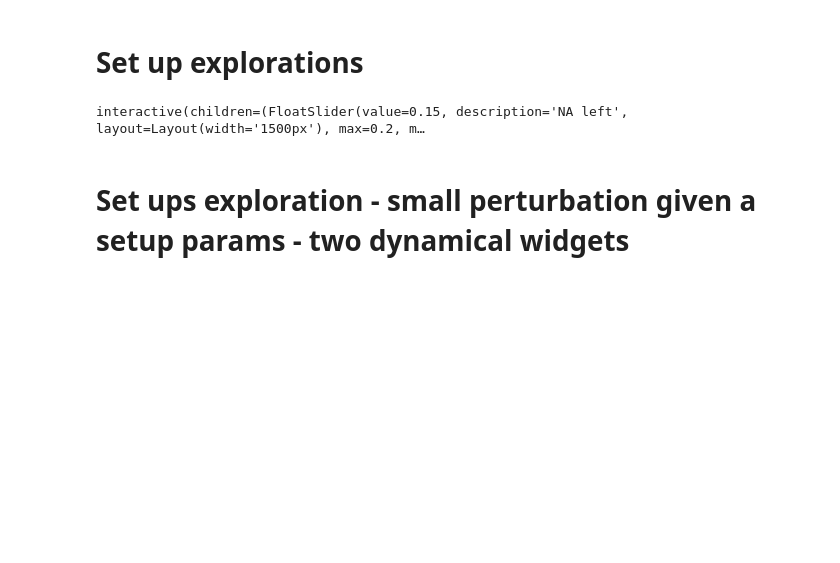
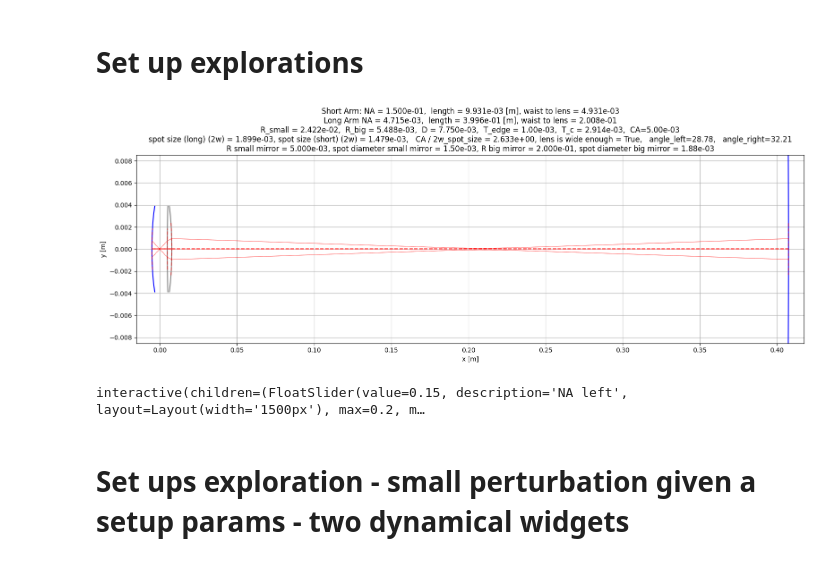
Before and after one commit to mkali-weizmann/cavity-design, a Jupyter notebook: playground.ipynb, the cells around one changed output. Drawn from its saved outputs; the diff is of its cells as text; code cells hidden in the pictures; blank space fills up the shorter version.

```diff
--- a/playground.ipynb
+++ b/playground.ipynb
@@ -83,7 +83,7 @@ np.set_printoptions(precision=10, linewidth=151)
 # %%
 dx = 1e-9
 R_small_mirror = 5e-3
-
+waist_to_left_mirror = None
 
 def f(
     NA_left, NA_angles_mode, NA_angles, waist_to_lens, waist_to_lens_fine, set_R_left_to_collimate, R_small_mirror, R_left, R_left_fine,
@@ -92,12 +92,13 @@ def f(
     auto_set_right_arm_length, right_arm_length, lens_fixed_properties, mirrors_fixed_properties,
     auto_set_x, x_span, auto_set_y, y_span,
     T_edge, h, camera_center, add_unheated_cavity,
-    copy_input_parameters, copy_cavity_parameters, copy_image, eval_box
+    copy_input_parameters, copy_cavity_parameters, eval_box
 ):
-    waist_to_left_mirror = None
+
     if copy_input_parameters:
         copy_parameters_func(locals())
 
+    waist_to_left_mirror = None
     NA_angles = None if NA_angles_mode == "Use mode's NA" else NA_angles
     big_mirror_radius = None if auto_set_big_mirror_radius else big_mirror_radius
     right_arm_length = None if auto_set_right_arm_length else right_arm_length
@@ -125,8 +126,6 @@ def f(
         set_R_right_to_collimate=set_R_right_to_collimate
     )
 
-    # fig, ax = initialize_or_clear_figure(screen_index=1, axes_shape=(1,1))
-
     plot_mirror_lens_mirror_cavity_analysis(
         cavity,
         auto_set_x=auto_set_x,
@@ -136,16 +135,17 @@ def f(
         T_edge=T_edge,
         camera_center=camera_center,
         add_unheated_cavity=add_unheated_cavity,
-        diameters=[7.75e-3, 7.75e-3, 7.75e-3, 0.0254],
         NA_angles=NA_angles,
-        # ax=ax
     )
+
+    if copy_image:
+        copy_figure_to_clipboard(fig)
+
+    plt.show()
+
 
     if copy_cavity_parameters:
         pyperclip.copy(cavity.formatted_textual_params)
-
-    if copy_image:
-        copy_figure_to_clipboard(fig)
 
     if eval_box != '':
         try:
@@ -153,25 +153,24 @@ def f(
         except (NameError, AttributeError) as e:
             print(f'invalid expression: {e}')
 
-
-NA_left = 1.5000000000e-01
+NA_left = 0.15000000000
 waist_to_lens = 5.0000000000e-03
-waist_to_lens_fine = 0.0000000000e+00
+waist_to_lens_fine = -5.8407300310e+00
 set_R_left_to_collimate = False
 R_small_mirror = 5.0000000000e-03
-R_left = 7.3907340000e-03
+R_left = 2.4220000000e-02
 R_left_fine = -1.3552527156e-20
-set_R_right_to_collimate = True
+set_R_right_to_collimate = False
 set_R_right_to_equalize_angles = False
 set_R_right_to_R_left = False
-R_right = 5.0000000000e-03
+R_right = 5.4880000000e-03
 R_right_fine = -1.3552527156e-20
 collimation_mode = 'symmetric arm'
 auto_set_big_mirror_radius = False
 big_mirror_radius = 2.0000000000e-01
 auto_set_right_arm_length = True
 right_arm_length = 4.0000000000e-01
-lens_fixed_properties = 'fused_silica'
+lens_fixed_properties = 'sapphire'
 mirrors_fixed_properties = 'ULE'
 auto_set_x = True
 x_span = -1.5700000000e+00
@@ -183,45 +182,44 @@ camera_center = 2
 add_unheated_cavity = False
 copy_input_parameters = False
 copy_cavity_parameters = False
-eval_box = ''
-waist_to_left_mirror = None
 
 widgets.interact(f,
     NA_left=FloatSlider(value=NA_left, min=0.01, max=0.2, step=0.0001, description='NA left', layout=Layout(width='1500px'), style={'description_width': 'initial'}),
     NA_angles=FloatSlider(value=right_arm_length, min=0, max=0.5, step=0.01, description="NA for angles calculation", layout=Layout(width='1500px'), style={'description_width': 'initial'}),
     NA_angles_mode=Dropdown(options=['Override mode', "Use mode's NA"], value='Override mode', description='angles calculation mode', style={'description_width': 'initial'}),
-    waist_to_lens=FloatSlider(value=waist_to_lens, min=0.003, max=0.04, step=dx, description='waist to lens', readout_format='.2e', layout=Layout(width='1500px'), style={'description_width': 'initial'}),
+    waist_to_lens=FloatSlider(value=waist_to_lens, min=0.003, max=0.04, step=dx, readout_format='.2e', description='waist to lens', layout=Layout(width='1500px'), style={'description_width': 'initial'}),
     waist_to_lens_fine=FloatSlider(value=waist_to_lens_fine, min=-10, max=10, step=dx, readout_format='.2e', description='waist to lens fine', layout=Layout(width='1500px'), style={'description_width': 'initial'}),
     set_R_left_to_collimate=Checkbox(value=set_R_left_to_collimate, description='Set R_left to collim.', style={'description_width': 'initial'}),
     R_small_mirror=FloatSlider(value=5e-3, min=2e-3, max=10e-3, step=dx, description='R small mirror', layout=Layout(width='1500px'), style={'description_width': 'initial'}),
     R_left=FloatSlider(value=R_left, min=3.8e-3, max=50e-3, step=dx, description='R_left', readout_format='.2e', layout=Layout(width='1500px'), style={'description_width': 'initial'}),
-    R_left_fine=FloatSlider(value=R_left_fine, min=-1e-4, max=1e-4, step=1e-7, description='R_left fine', readout_format='.2e', layout=Layout(width='1500px'), style={'description_width': 'initial'}),
+    R_left_fine=FloatSlider(value=R_left_fine, min=-1e-4, max=1e-4, step=1e-7, description='R_left fine', layout=Layout(width='1500px'), style={'description_width': 'initial'}),
     set_R_right_to_collimate=Checkbox(value=set_R_right_to_collimate, description='Set R_right to collim.', style={'description_width': 'initial'}),
     set_R_right_to_equalize_angles=Checkbox(value=set_R_right_to_equalize_angles, description='Set R_right to equalize angles', style={'description_width': 'initial'}),
     set_R_right_to_R_left=Checkbox(value=set_R_right_to_R_left, description='Set R_right = R_left', style={'description_width': 'initial'}),
-    R_right=FloatSlider(value=R_right, min=5e-3, max=50e-3, step=dx, description='R_right', readout_format='.2e', layout=Layout(width='1500px'), style={'description_width': 'initial'}),
-    R_right_fine=FloatSlider(value=R_right_fine, min=-1e-4, max=1e-4, step=1e-7, description='R_right fine', readout_format='.2e', layout=Layout(width='1500px'), style={'description_width': 'initial'}),
+    R_right=FloatSlider(value=R_right, min=5e-3, max=50e-3, step=dx, readout_format='.2e', description='R_right', layout=Layout(width='1500px'), style={'description_width': 'initial'}),
+    R_right_fine=FloatSlider(value=R_right_fine, min=-1e-4, max=1e-4, step=1e-7, readout_format='.2e', description='R_right fine', layout=Layout(width='1500px'), style={'description_width': 'initial'}),
     collimation_mode=Dropdown(options=[("Set right arm to be symmetric", 'symmetric arm'), ('Place a flat mirror on the waist', 'on waist')], value=collimation_mode, description="Collimation mode", style={'description_width': 'initial'}),
     auto_set_big_mirror_radius=Checkbox(value=auto_set_big_mirror_radius, description="Auto big mirror radius", style={'description_width': 'initial'}),
-    big_mirror_radius=FloatSlider(value=big_mirror_radius, min=0, max=10, step=dx, description="Big mirror radius", layout=Layout(width='1500px'), style={'description_width': 'initial'}),
+    big_mirror_radius=FloatSlider(value=big_mirror_radius, min=0, max=0.5, step=dx, description="Big mirror radius", layout=Layout(width='1500px'), style={'description_width': 'initial'}),
     auto_set_right_arm_length=Checkbox(value=auto_set_right_arm_length, description="Auto set right arm length", style={'description_width': 'initial'}),
     right_arm_length=FloatSlider(value=right_arm_length, min=0, max=0.5, step=dx, description="Right arm length", layout=Layout(width='1500px'), style={'description_width': 'initial'}),
     lens_fixed_properties=Dropdown(options=[('Fused Silica', 'fused_silica'), ('Sapphire', 'sapphire')], value=lens_fixed_properties, description='Lens material', style={'description_width': 'initial'}),
     mirrors_fixed_properties=Dropdown(options=[('Fused Silica', 'fused_silica'), ('ULE', 'ULE')], value=mirrors_fixed_properties, description='Mirror material', style={'description_width': 'initial'}),
     auto_set_x=Checkbox(value=auto_set_x, description='Auto set x', style={'description_width': 'initial'}),
     x_span=FloatSlider(value=x_span, min=-5, max=1.3, step=0.01, description='x span', layout=Layout(width='1500px'), style={'description_width': 'initial'}),
     auto_set_y=Checkbox(value=auto_set_y, description='Auto set y', style={'description_width': 'initial'}),
     y_span=FloatSlider(value=y_span, min=-4, max=-2, step=0.01, description='y span', layout=Layout(width='1500px'), style={'description_width': 'initial'}),
     T_edge=FloatSlider(value=T_edge, min=0, max=15e-3, step=1e-6, description='T_edge', layout=Layout(width='1500px'), style={'description_width': 'initial'}),
     h=FloatSlider(value=h, min=1e-3, max=6e-3, step=1e-6, description='h', layout=Layout(width='1500px'), style={'description_width': 'initial'}),
     camera_center=Dropdown(options=[("Middle of cavity", -1), ('First', 0), ('Second', 1), ('Third', 2), ("Fourth", 3)], value=camera_center, description='Camera center', style={'description_width': 'initial'}),
     add_unheated_cavity=Checkbox(value=add_unheated_cavity, description='Add unheated cavity', style={'description_width': 'initial'}),
-    copy_input_parameters=Checkbox(value=copy_input_parameters, description='Copy input parameters', style={'description_width': 'initial'}),
-    copy_cavity_parameters=Checkbox(value=copy_cavity_parameters, description='Copy cavity parameters', style={'description_width': 'initial'}),
+    copy_input_parameters=Checkbox(value=False, description='Copy input parameters', style={'description_width': 'initial'}),
+    copy_cavity_parameters=Checkbox(value=False, description='Copy cavity parameters', style={'description_width': 'initial'}),
     copy_image=Checkbox(value=False, description='Copy image', style={'description_width': 'initial'}),
     eval_box=Text(value='', placeholder='Type a Python expression to print (e.g., cavity.arms[0].length)', description='Evaluate:', layout=Layout(width='1500px'), style={'description_width': 'initial'})
 );
 # %% [output]
+[figure, added]
 interactive(children=(FloatSlider(value=0.15, description='NA left', layout=Layout(width='1500px'), max=0.2, m…
 # %% [markdown]
 # Set ups exploration - small perturbation given a setup params - two dynamical widgets
```
Also changed, not shown: 5 other files.
